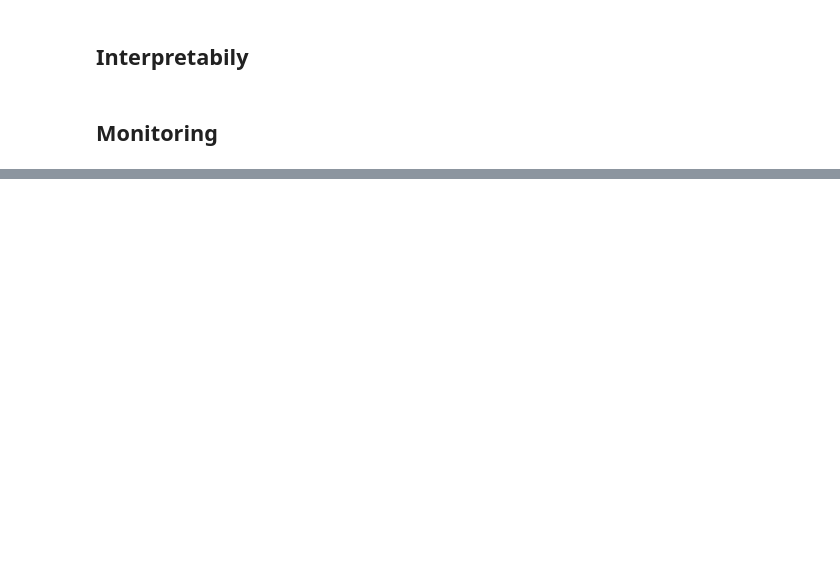
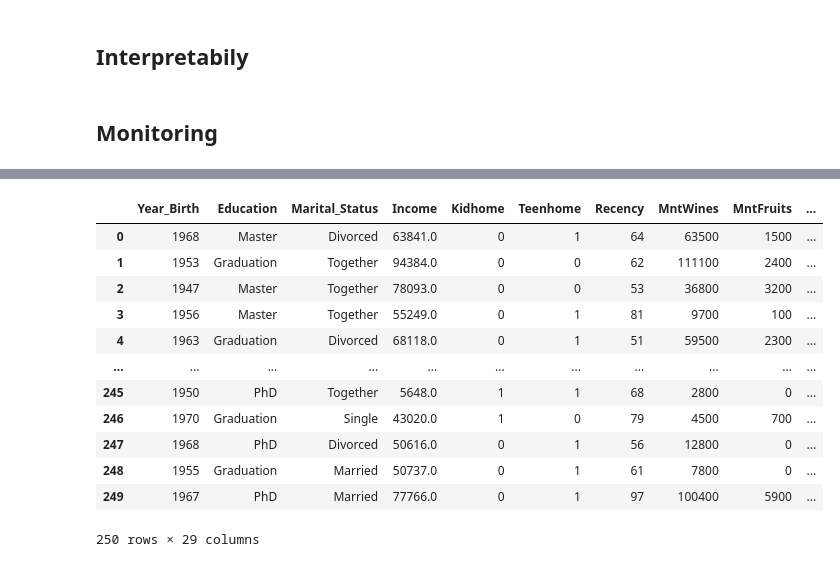
Before and after one commit to henrique-britoleao/monitoring-project, a Jupyter notebook: src/my_notebook_test.ipynb, the cells around one changed output, grey strips where cells are left out. Drawn from its saved outputs; the diff is of its cells as text; code cells hidden in the pictures; blank space fills up the shorter version.

```diff
--- a/src/my_notebook_test.ipynb
+++ b/src/my_notebook_test.ipynb
@@ -92,0 +241,4 @@ dict_metrics
+# %%
+batch_df = pd.read_csv('../Inputs/Batches/batch1.csv')
+# %%
+preprocessed_batch = preprocessor(batch_df, column_types=file_info['column_types'])
@@ -92,0 +293,21 @@ dict_metrics
+# %%
+probabilities = clf.predict_proba(preprocessed_batch)
+preds = clf.predict(preprocessed_batch)
+# %%
+preprocessed_batch['preds'] = preds
+# %%
+preprocessed_batch
+# %% [output]
+|  | Year_Birth | Education | Marital_Status | Income | Kidhome | Teenhome | Recency | MntWines | MntFruits | ... |
+| 0 | 1968 | Master | Divorced | 63841.0 | 0 | 1 | 64 | 63500 | 1500 | ... |
+| 1 | 1953 | Graduation | Together | 94384.0 | 0 | 0 | 62 | 111100 | 2400 | ... |
+| 2 | 1947 | Master | Together | 78093.0 | 0 | 0 | 53 | 36800 | 3200 | ... |
+| 3 | 1956 | Master | Together | 55249.0 | 0 | 1 | 81 | 9700 | 100 | ... |
+| 4 | 1963 | Graduation | Divorced | 68118.0 | 0 | 1 | 51 | 59500 | 2300 | ... |
+| ... | ... | ... | ... | ... | ... | ... | ... | ... | ... | ... |
+| 245 | 1950 | PhD | Together | 5648.0 | 1 | 1 | 68 | 2800 | 0 | ... |
+| 246 | 1970 | Graduation | Single | 43020.0 | 1 | 0 | 79 | 4500 | 700 | ... |
+| 247 | 1968 | PhD | Divorced | 50616.0 | 0 | 1 | 56 | 12800 | 0 | ... |
+| 248 | 1955 | Graduation | Married | 50737.0 | 0 | 1 | 61 | 7800 | 0 | ... |
+| 249 | 1967 | PhD | Married | 77766.0 | 0 | 1 | 97 | 100400 | 5900 | ... |
+250 rows × 29 columns
```
Also changed, not shown: parts of 29 cells of this notebook, 20 other files.
